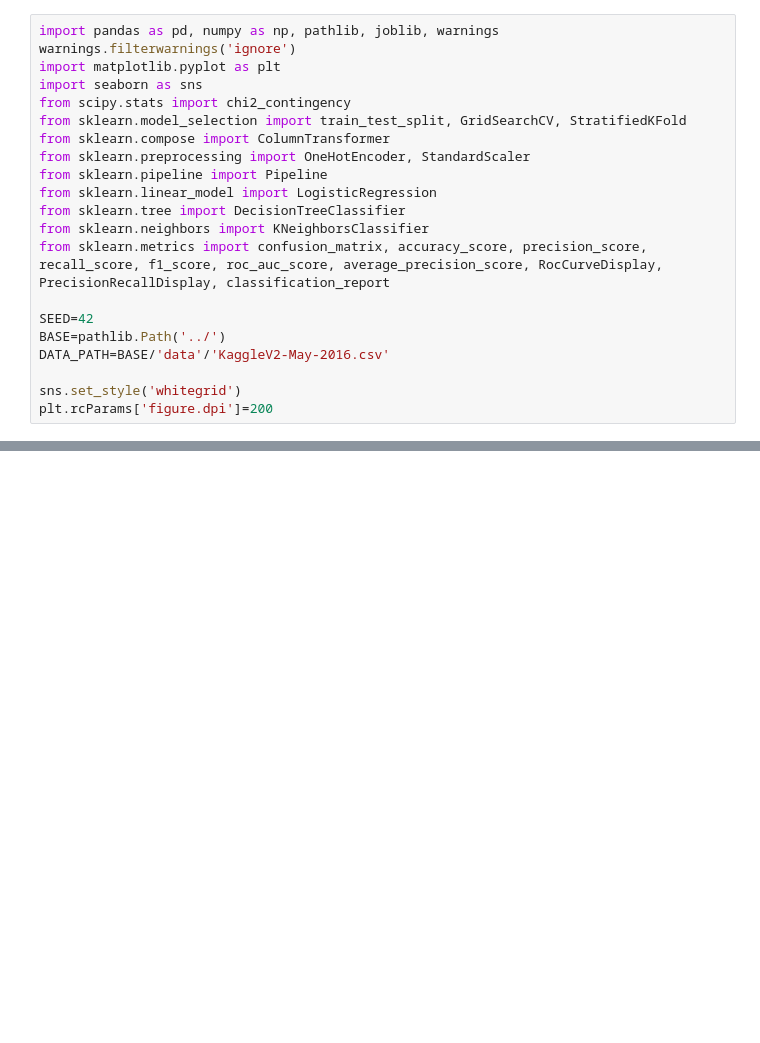
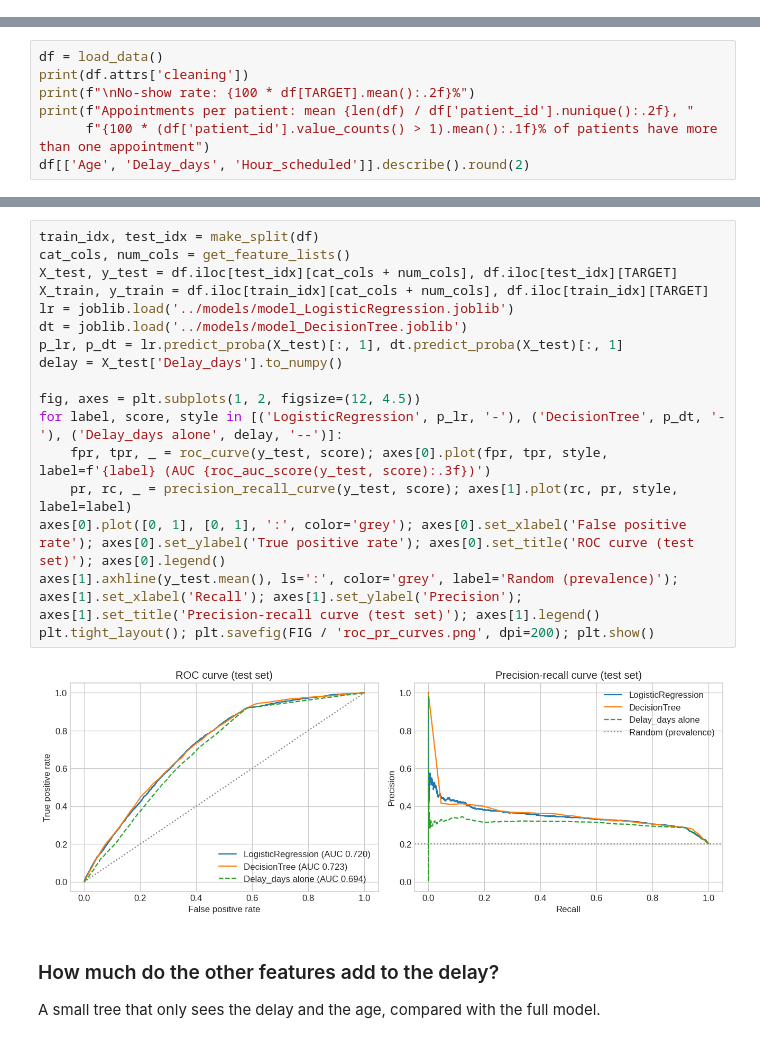
Before and after one commit to ferdioaivision/no-show-predictor, a Jupyter notebook: notebooks/EDA_and_Modeling.ipynb, the cells around one changed output, grey strips where cells are left out. Saved outputs shown, nothing was run; the diff lists cells and outputs as text; blank space fills up the shorter version.

Commit message:
Fix evaluation, README claims and app: patient-grouped split, calibrated tree, honest baselines

```diff
--- a/notebooks/EDA_and_Modeling.ipynb
+++ b/notebooks/EDA_and_Modeling.ipynb
@@ -8,21 +0,0 @@ This notebook follows exactly the 8 steps methodology specified. Every claim is
-# %%
-import pandas as pd, numpy as np, pathlib, joblib, warnings
-warnings.filterwarnings('ignore')
-import matplotlib.pyplot as plt
-import seaborn as sns
-from scipy.stats import chi2_contingency
-from sklearn.model_selection import train_test_split, GridSearchCV, StratifiedKFold
-from sklearn.compose import ColumnTransformer
-from sklearn.preprocessing import OneHotEncoder, StandardScaler
-from sklearn.pipeline import Pipeline
-from sklearn.linear_model import LogisticRegression
-from sklearn.tree import DecisionTreeClassifier
-from sklearn.neighbors import KNeighborsClassifier
-from sklearn.metrics import confusion_matrix, accuracy_score, precision_score, recall_score, f1_score, roc_auc_score, average_precision_score, RocCurveDisplay, PrecisionRecallDisplay, classification_report
-
-SEED=42
-BASE=pathlib.Path('../')
-DATA_PATH=BASE/'data'/'KaggleV2-May-2016.csv'
-
-sns.set_style('whitegrid')
-plt.rcParams['figure.dpi']=200
@@ -431,0 +46,7 @@ Optimal threshold for recall>=0.65: thr=0.568 precision=0.325 recall=0.670
+# %%
+df = load_data()
+print(df.attrs['cleaning'])
+print(f"\nNo-show rate: {100 * df[TARGET].mean():.2f}%")
+print(f"Appointments per patient: mean {len(df) / df['patient_id'].nunique():.2f}, "
+      f"{100 * (df['patient_id'].value_counts() > 1).mean():.1f}% of patients have more than one appointment")
+df[['Age', 'Delay_days', 'Hour_scheduled']].describe().round(2)
@@ -431,0 +213,22 @@ Optimal threshold for recall>=0.65: thr=0.568 precision=0.325 recall=0.670
+# %%
+train_idx, test_idx = make_split(df)
+cat_cols, num_cols = get_feature_lists()
+X_test, y_test = df.iloc[test_idx][cat_cols + num_cols], df.iloc[test_idx][TARGET]
+X_train, y_train = df.iloc[train_idx][cat_cols + num_cols], df.iloc[train_idx][TARGET]
+lr = joblib.load('../models/model_LogisticRegression.joblib')
+dt = joblib.load('../models/model_DecisionTree.joblib')
+p_lr, p_dt = lr.predict_proba(X_test)[:, 1], dt.predict_proba(X_test)[:, 1]
+delay = X_test['Delay_days'].to_numpy()
+
+fig, axes = plt.subplots(1, 2, figsize=(12, 4.5))
+for label, score, style in [('LogisticRegression', p_lr, '-'), ('DecisionTree', p_dt, '-'), ('Delay_days alone', delay, '--')]:
+    fpr, tpr, _ = roc_curve(y_test, score); axes[0].plot(fpr, tpr, style, label=f'{label} (AUC {roc_auc_score(y_test, score):.3f})')
+    pr, rc, _ = precision_recall_curve(y_test, score); axes[1].plot(rc, pr, style, label=label)
+axes[0].plot([0, 1], [0, 1], ':', color='grey'); axes[0].set_xlabel('False positive rate'); axes[0].set_ylabel('True positive rate'); axes[0].set_title('ROC curve (test set)'); axes[0].legend()
+axes[1].axhline(y_test.mean(), ls=':', color='grey', label='Random (prevalence)'); axes[1].set_xlabel('Recall'); axes[1].set_ylabel('Precision'); axes[1].set_title('Precision-recall curve (test set)'); axes[1].legend()
+plt.tight_layout(); plt.savefig(FIG / 'roc_pr_curves.png', dpi=200); plt.show()
+# %% [output]
+[figure, added]
+# %% [markdown]
+### How much do the other features add to the delay?
+A small tree that only sees the delay and the age, compared with the full model.
```
Also changed, not shown: parts of 42 cells of this notebook, 46 other files.
